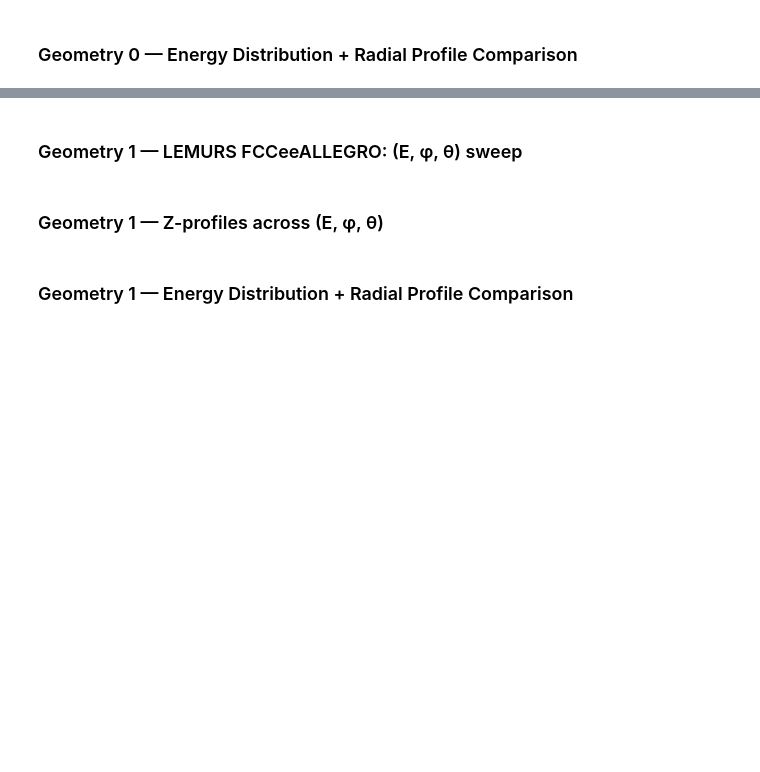
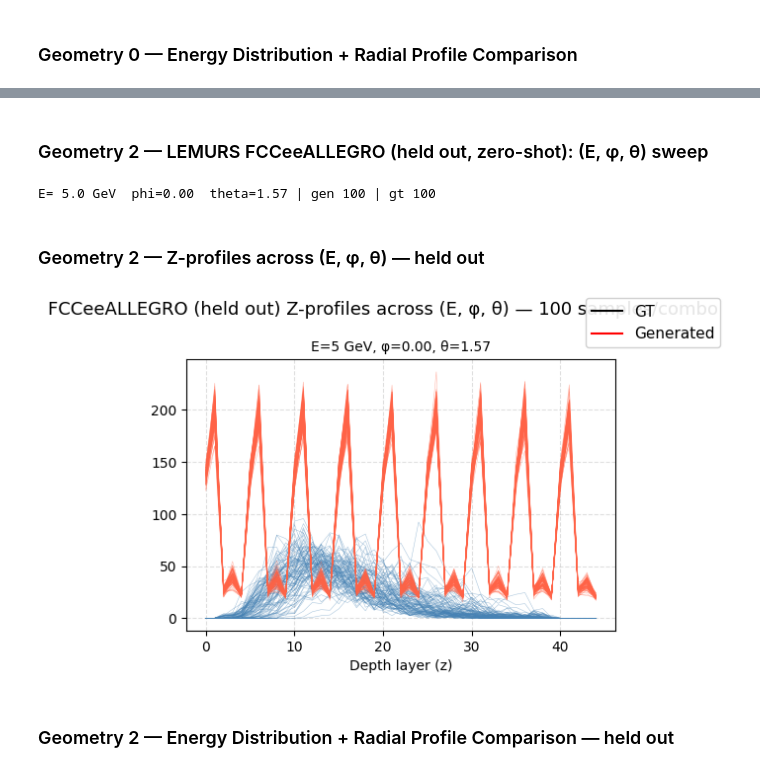
Before and after one commit to pgeorgantopoulos/fastsim, a Jupyter notebook: cfm-dit_voxel/cfm-dit_voxel.ipynb, the cells around one changed output, grey strips where cells are left out. Saved outputs shown, nothing was run; the diff lists cells and outputs as text; code cells hidden in the pictures; blank space fills up the shorter version.

```diff
--- a/cfm-dit_voxel/cfm-dit_voxel.ipynb
+++ b/cfm-dit_voxel/cfm-dit_voxel.ipynb
@@ -613,6 +174,5 @@ OutOfMemoryError: CUDA out of memory. Tried to allocate 20.00 MiB. GPU 0 has a t
 # %% [markdown]
 ## Load pretrained model
 # %%
-# No checkpoint exists yet for this model — run the train() cell above first,
-# then uncomment this to reload for eval (mirrors ddim-t_voxel.ipynb's pattern).
-# model, flow = load_fm_checkpoint(CFG, ConditionalFlowMatchingDiT, RectifiedFlow)
+if CFG["mode"] == "eval":
+    model, flow = load_fm_checkpoint(CFG, ConditionalFlowMatchingDiT, RectifiedFlow)
@@ -700,5 +273,5 @@ plt.show()
 # %% [markdown]
-### Geometry 1 — LEMURS FCCeeALLEGRO: (E, φ, θ) sweep
+### Geometry 2 — LEMURS FCCeeALLEGRO (held out, zero-shot): (E, φ, θ) sweep
 # %%
 import re
 from pathlib import Path
@@ -709,47 +282,61 @@ _fname_re = re.compile(r"(\d+)GeV_phi([\d.]+)_theta([\d.]+)\.h5$")
 lemurs_sweep = {}
 for fpath in sorted(Path(CFG["lemurs_test_dir"]).glob("*.h5")):
     m = _fname_re.search(fpath.name)
+    if m is None:
+        continue   # skip files that don't encode (E, phi, theta), e.g. the heldout-fit file
     e_gev, phi_val, theta_val = float(m.group(1)), float(m.group(2)), float(m.group(3))
 
     with h5py.File(fpath, "r") as f:
         gt_raw = f[CFG["showers_key"]][:N_SWEEP_LEMURS]     # (N, R, PHI, Z)
     gt = gt_raw.transpose(0, 3, 2, 1)                        # (N, Z, PHI, R) = voxel_shape order
 
-    gen = generate_fm(model, flow, CFG, inverse=inverses[1], n_samples=N_SWEEP_LEMURS,
-                       e_inc_gev=e_gev, phi=phi_val, theta=theta_val, geom_id=1).squeeze(1)
+    # geom_id=2: held-out FCCeeALLEGRO -- never trained on. inverses[2] only maps
+    # [-1,1] back to MeV using its own fitted log-norm range (see CFG["heldout_data_path"]).
+    gen = generate_fm(model, flow, CFG, inverse=inverses[2], n_samples=N_SWEEP_LEMURS,
+                       e_inc_gev=e_gev, phi=phi_val, theta=theta_val, geom_id=2).squeeze(1)
 
     lemurs_sweep[(e_gev, phi_val, theta_val)] = {"gen": gen, "gt": gt}
     print(f"E={e_gev:>4} GeV  phi={phi_val:.2f}  theta={theta_val:.2f}"
           f" | gen {gen.shape[0]:>3} | gt {gt.shape[0]:>3}")
+# %% [output]
+E= 5.0 GeV  phi=0.00  theta=1.57 | gen 100 | gt 100
 # %% [markdown]
-### Geometry 1 — Z-profiles across (E, φ, θ)
+### Geometry 2 — Z-profiles across (E, φ, θ) — held out
 # %%
 combos = sorted(lemurs_sweep.keys())
-fig, axes = plt.subplots(2, 4, figsize=(20, 8), sharey=False)
+n_cols = min(4, len(combos))
+n_rows = math.ceil(len(combos) / n_cols)
+fig, axes = plt.subplots(n_rows, n_cols, figsize=(5 * n_cols, 4 * n_rows), sharey=False, squeeze=False)
+axes_flat = axes.flatten()   # materialize (not axes.flat) so slicing below doesn't rely on iterator state
 
-for ax, combo in zip(axes.flat, combos):
+for ax, combo in zip(axes_flat[:len(combos)], combos):
     e_gev, phi_val, theta_val = combo
     gt_z  = lemurs_sweep[combo]["gt"].sum(axis=(2, 3))   # (N, 45) — sum over phi x r
     gen_z = lemurs_sweep[combo]["gen"].sum(axis=(2, 3))
 
     ax.plot(gt_z.T,  lw=0.35, color="steelblue", alpha=0.5)
     ax.plot(gen_z.T, lw=0.35, color="tomato",    alpha=0.5)
     ax.set_title(f"E={e_gev:g} GeV, φ={phi_val:.2f}, θ={theta_val:.2f}", fontsize=10)
     ax.set_xlabel("Depth layer (z)")
     ax.grid(linestyle="--", alpha=0.4)
 
+for ax in axes_flat[len(combos):]:   # hide any leftover panels beyond len(combos)
+    ax.set_visible(False)
+
 legend_handles = [
     plt.Line2D([], [], color="black", lw=1.5, label="GT"),
     plt.Line2D([], [], color="red",    lw=1.5, label="Generated"),
 ]
 fig.legend(handles=legend_handles, loc="upper right", fontsize=11, framealpha=0.9)
-fig.suptitle(f"FCCeeALLEGRO Z-profiles across (E, φ, θ) — {N_SWEEP_LEMURS} samples/combo", fontsize=13)
+fig.suptitle(f"FCCeeALLEGRO (held out) Z-profiles across (E, φ, θ) — {N_SWEEP_LEMURS} samples/combo", fontsize=13)
 fig.tight_layout()
 if wandb.run is not None:
-    wandb.log({"sweep/allegro_z_profiles": wandb.Image(fig)})
+    wandb.log({"sweep/allegro_heldout_z_profiles": wandb.Image(fig)})
 plt.show()
+# %% [output]
+[figure, added]
 # %% [markdown]
-### Geometry 1 — Energy Distribution + Radial Profile Comparison
+### Geometry 2 — Energy Distribution + Radial Profile Comparison — held out
 # %%
 # to_rphiz() defined in the Geometry 0 comparison cell above; reused here.
 ref_showers_all  = np.concatenate([to_rphiz(lemurs_sweep[c]["gt"])  for c in combos], axis=0)
```
Also changed, not shown: parts of 13 cells of this notebook, 16 other files.
